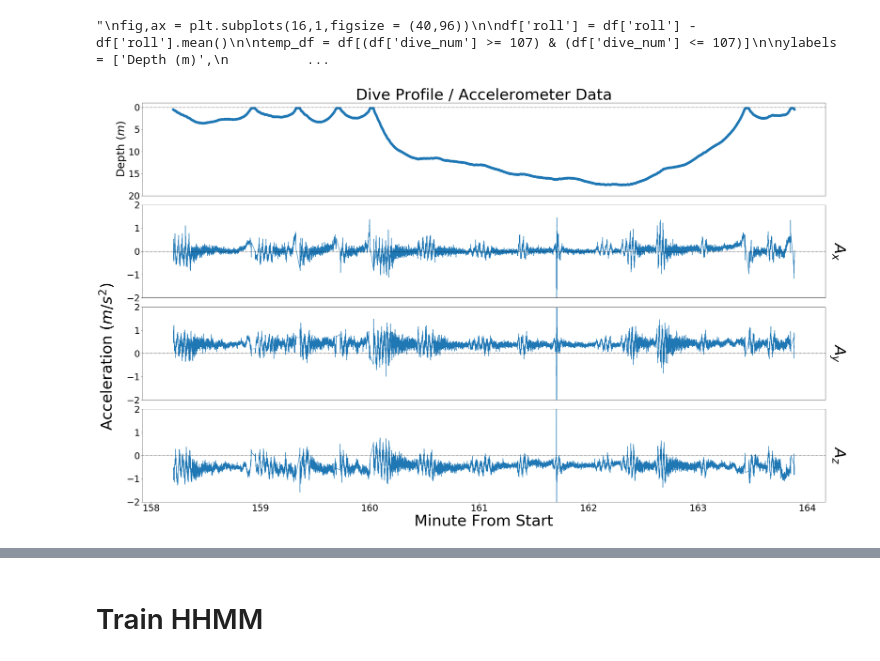
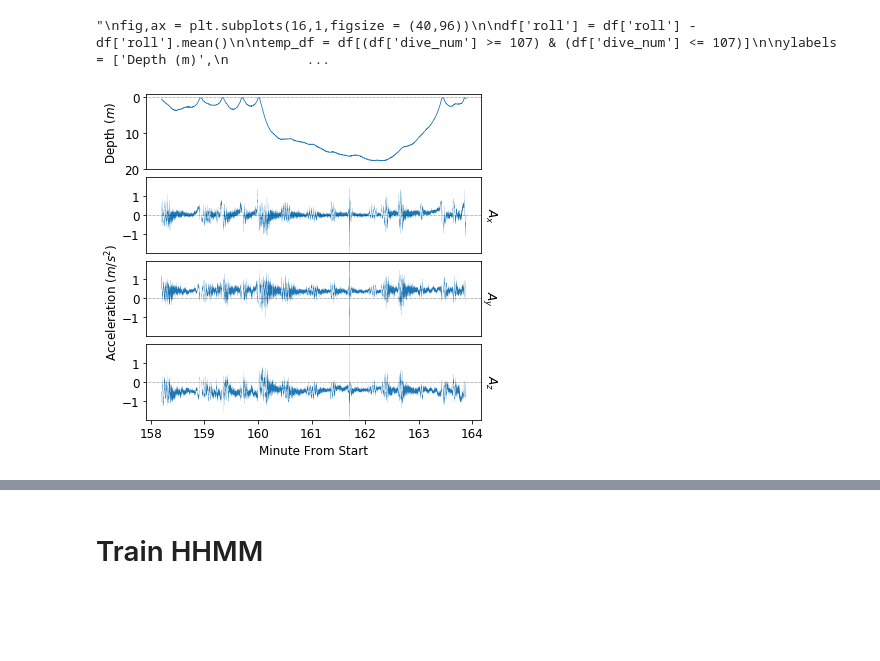
Before and after one commit to evsi8432/CarHHMM, a Jupyter notebook: Code/Final_Code.ipynb, the cells around one changed output, grey strips where cells are left out. Drawn from its saved outputs; the diff is of its cells as text; code cells hidden in the pictures; blank space fills up the shorter version.

Commit message:
Standardize plot sizes

```diff
--- a/Code/Final_Code.ipynb
+++ b/Code/Final_Code.ipynb
@@ -23,8 +23,8 @@ import pickle
 
 import importlib
 
-matplotlib.rcParams.update({'font.size': 24})
-matplotlib.rcParams.update({'lines.markersize': 20})
+matplotlib.rcParams.update({'font.size': 12})
+#matplotlib.rcParams.update({'lines.markersize': 20})
 
 np.random.seed(0)
 # %%
@@ -147,7 +147,7 @@ plt.show()
 # %% [output]
 "\nfig,ax = plt.subplots(16,1,figsize = (40,96))\n\ndf['roll'] = df['roll'] - df['roll'].mean()\n\ntemp_df = df[(df['dive_num'] >= 107) & (df['dive_num'] <= 107)]\n\nylabels = ['Depth (m)',\n          ...
 # %%
-fig,ax = plt.subplots(12,1,figsize = (40,24))
+fig,ax = plt.subplots(4,1,figsize = (6,6))
 
 ax[1].yaxis.set_label_position("right")
 ax[2].yaxis.set_label_position("right")
@@ -156,58 +156,56 @@ ax[3].yaxis.set_label_position("right")
 temp_df = df[(df['dive_num'] >= 160) & (df['dive_num'] <= 165)]
 
 plt.subplot(4,1,1)
-plt.ylabel('Depth $(m)$',fontsize=30)
-plt.plot(temp_df['hr_from_start'],temp_df['depth'],linewidth=8)
-plt.title('Dive Profile / Accelerometer Data',fontsize=50)
+plt.plot(temp_df['hr_from_start'],temp_df['depth'],linewidth=0.8)
 plt.ylim([20,-1])
 plt.xticks([])
-plt.axhline(0,color='k',linestyle=':')
-plt.ylabel('Depth $(m)$',fontsize=36)
-plt.yticks(fontsize=30)
+plt.axhline(0,color='k',linestyle=':',linewidth=0.5)
+plt.ylabel('Depth $(m)$',fontsize=12)
+plt.yticks(fontsize=12)
 
 plt.subplot(4,1,2)
 ax = plt.gca()
-ax.yaxis.set_label_coords(1.03,0.5)
+ax.yaxis.set_label_coords(1.05,0.5)
 ax.yaxis.set_label_position("right")
-ax.set_ylabel('$A_x$',fontsize=50,rotation=270)
-plt.plot(temp_df['hr_from_start']*60,temp_df['Ax'])
+ax.set_ylabel('$A_x$',fontsize=12,rotation=270)
+plt.plot(temp_df['hr_from_start']*60,temp_df['Ax'],linewidth=0.1)
 plt.xticks([])
 plt.ylim([-2,2])
-plt.axhline(0,color='k',linestyle=':')
-plt.yticks(fontsize=30)
+plt.axhline(0,color='k',linestyle=':',linewidth=0.5)
+plt.yticks([-1,0,1],fontsize=12)
 
 plt.subplot(4,1,3)
 ax = plt.gca()
-ax.yaxis.set_label_coords(1.03,0.5)
+ax.yaxis.set_label_coords(1.05,0.5)
 ax.yaxis.set_label_position("right")
-ax.set_ylabel('$A_y$',fontsize=50,rotation=270)
-plt.plot(temp_df['hr_from_start']*60,temp_df['Ay'])
+ax.set_ylabel('$A_y$',fontsize=12,rotation=270)
+plt.plot(temp_df['hr_from_start']*60,temp_df['Ay'],linewidth=0.1)
 plt.xticks([])
 plt.ylim([-2,2])
-plt.axhline(0,color='k',linestyle=':')
-plt.yticks(fontsize=30)
+plt.axhline(0,color='k',linestyle=':',linewidth=0.5)
+plt.yticks([-1,0,1],fontsize=12)
 
 plt.subplot(4,1,4)
 ax = plt.gca()
-ax.yaxis.set_label_coords(1.03,0.5)
+ax.yaxis.set_label_coords(1.05,0.5)
 ax.yaxis.set_label_position("right")
-ax.set_ylabel('$A_z$',fontsize=50,rotation=270)
-plt.plot(temp_df['hr_from_start']*60,temp_df['Az'])
-plt.xlabel('Minute From Start',fontsize=50)
+ax.set_ylabel('$A_z$',fontsize=12,rotation=270)
+plt.plot(temp_df['hr_from_start']*60,temp_df['Az'],linewidth=0.1)
+plt.xlabel('Minute From Start',fontsize=12)
 plt.ylim([-2,2])
-plt.axhline(0,color='k',linestyle=':')
-plt.yticks(fontsize=30)
-plt.xticks(fontsize=30)
+plt.axhline(0,color='k',linestyle=':',linewidth=0.5)
+plt.yticks([-1,0,1],fontsize=12)
+plt.xticks(fontsize=12)
 
-fig.text(0.075, 0.4, 'Acceleration $(m/s^2)$', va='center', rotation='vertical',fontsize=50)
+fig.text(0.025, 0.4, 'Acceleration $(m/s^2)$', va='center', rotation='vertical',fontsize=12)
 plt.subplots_adjust(wspace=0, hspace=0.1)
 
 
 
-plt.savefig('../Plots/raw_data_5_dives.png')
+plt.savefig('../Plots/raw_data_5_dives.png',dpi=500)
 plt.show()
 
 del temp_df
 # %% [output]
-[figure, old version]
+[figure, new version]
 # %%
```
Also changed, not shown: parts of 9 cells of this notebook, 30 other files.
